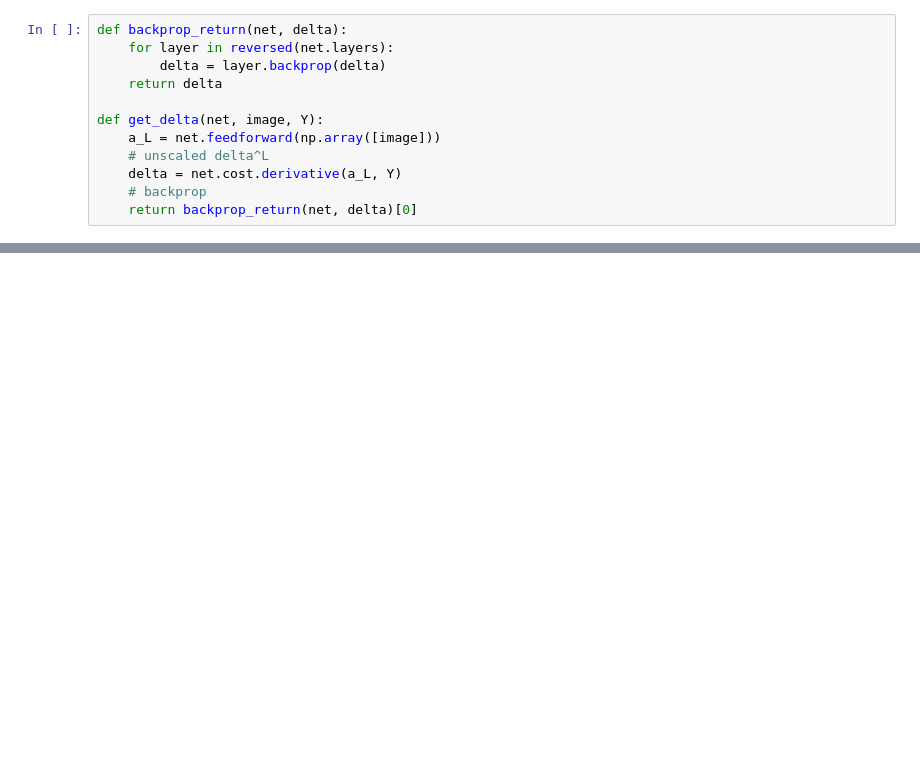
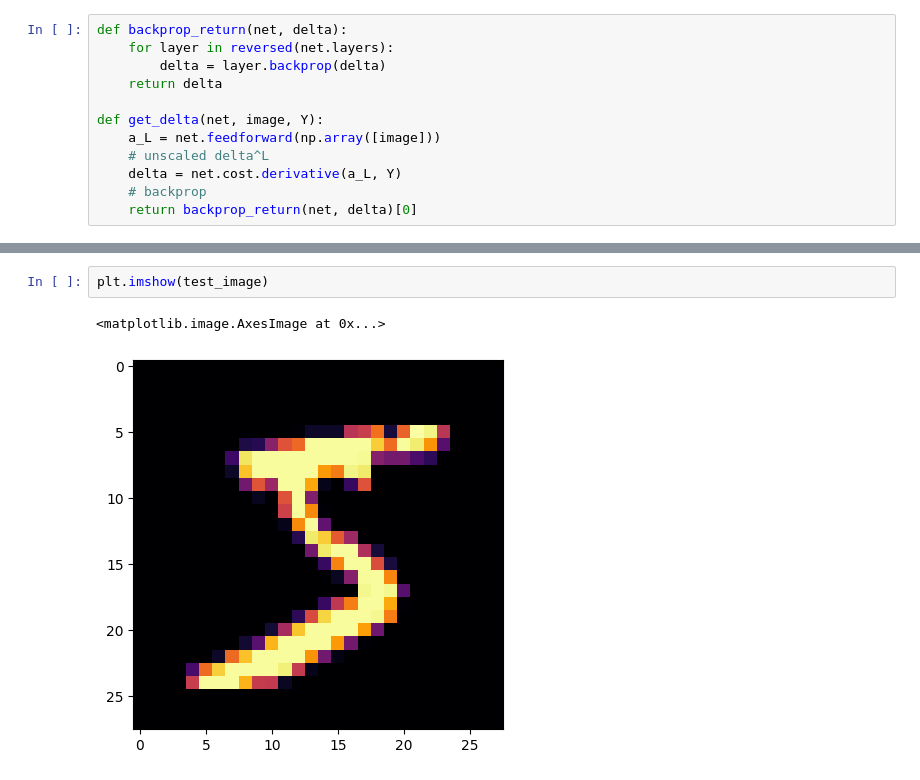
Before and after one commit to stanleytheli/mini-ml, a Jupyter notebook: src/feature_vis.ipynb, the cells around one changed output, grey strips where cells are left out. Drawn from its saved outputs; the diff is of its cells as text; blank space fills up the shorter version.

```diff
--- a/src/feature_vis.ipynb
+++ b/src/feature_vis.ipynb
@@ -111,0 +96,5 @@ net.set_mode(Mode.TEST)
+# %%
+plt.imshow(test_image)
+# %% [output]
+<matplotlib.image.AxesImage at 0x...>
+[figure, added]
```
Also changed, not shown: parts of 29 cells of this notebook.
